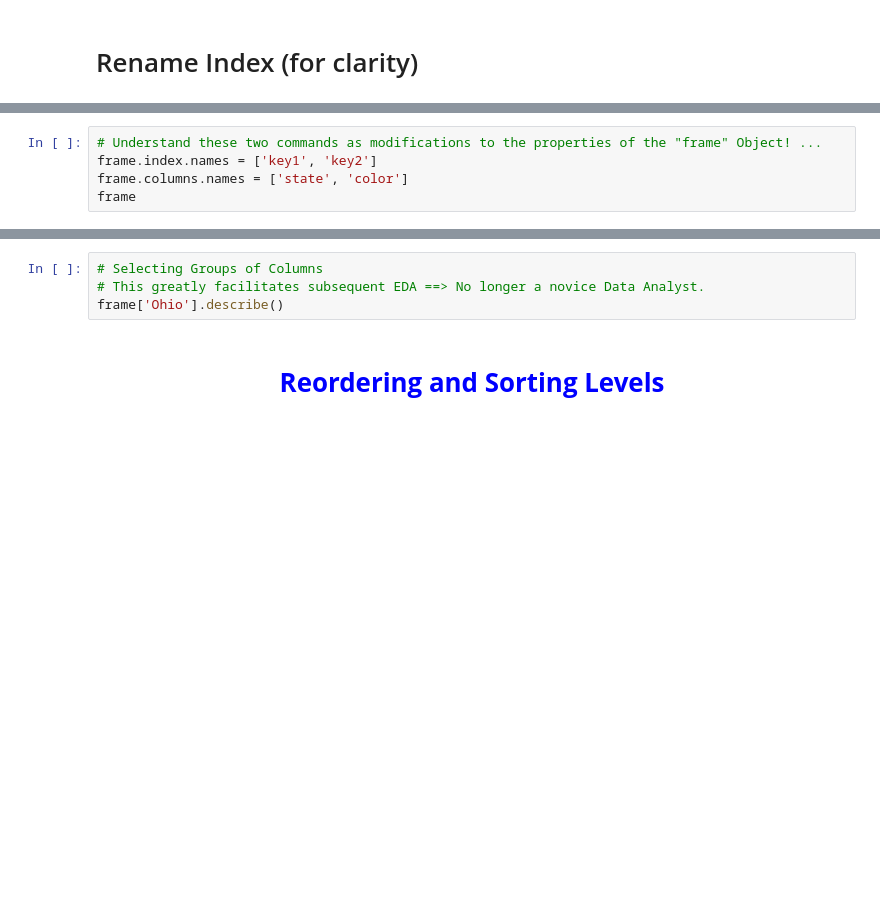
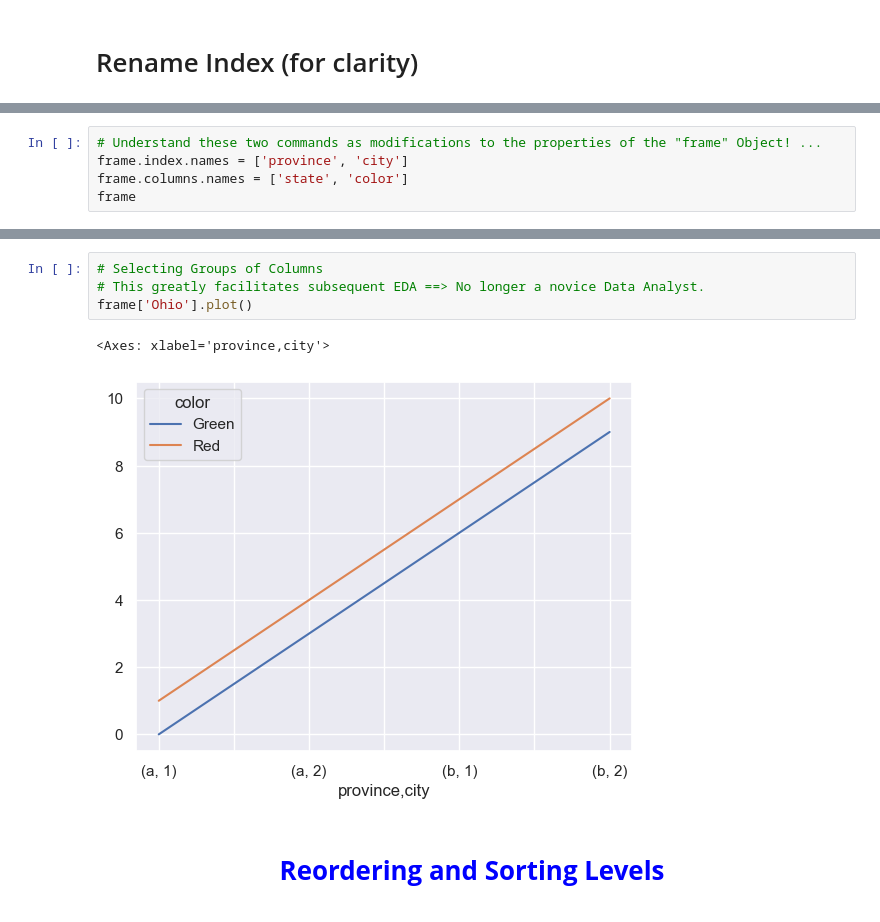
Before and after one commit to taufiksutanto/APDS, a Jupyter notebook: apds-2026-07-Data Manipulation with Pandas.ipynb, the cells around one changed output, grey strips where cells are left out. Saved outputs shown, nothing was run; the diff lists cells and outputs as text; blank space fills up the shorter version.

```diff
--- a/apds-2026-07-Data Manipulation with Pandas.ipynb
+++ b/apds-2026-07-Data Manipulation with Pandas.ipynb
@@ -351,5 +743,5 @@ frame
 # %%
 # Understand these two commands as modifications to the properties of the "frame" Object! ...
-frame.index.names = ['key1', 'key2']
+frame.index.names = ['province', 'city']
 frame.columns.names = ['state', 'color']
 frame
@@ -356,7 +756,10 @@ frame
 # %%
 # Selecting Groups of Columns
 # This greatly facilitates subsequent EDA ==> No longer a novice Data Analyst.
-frame['Ohio'].describe()
+frame['Ohio'].plot()
+# %% [output]
+<Axes: xlabel='province,city'>
+[figure, added]
 # %% [markdown]
 <center><h1><strong><font color="blue"> Reordering and Sorting Levels </font></strong></h1></center>
 # %%
```
Also changed, not shown: parts of 77 cells of this notebook, 4 other files.
